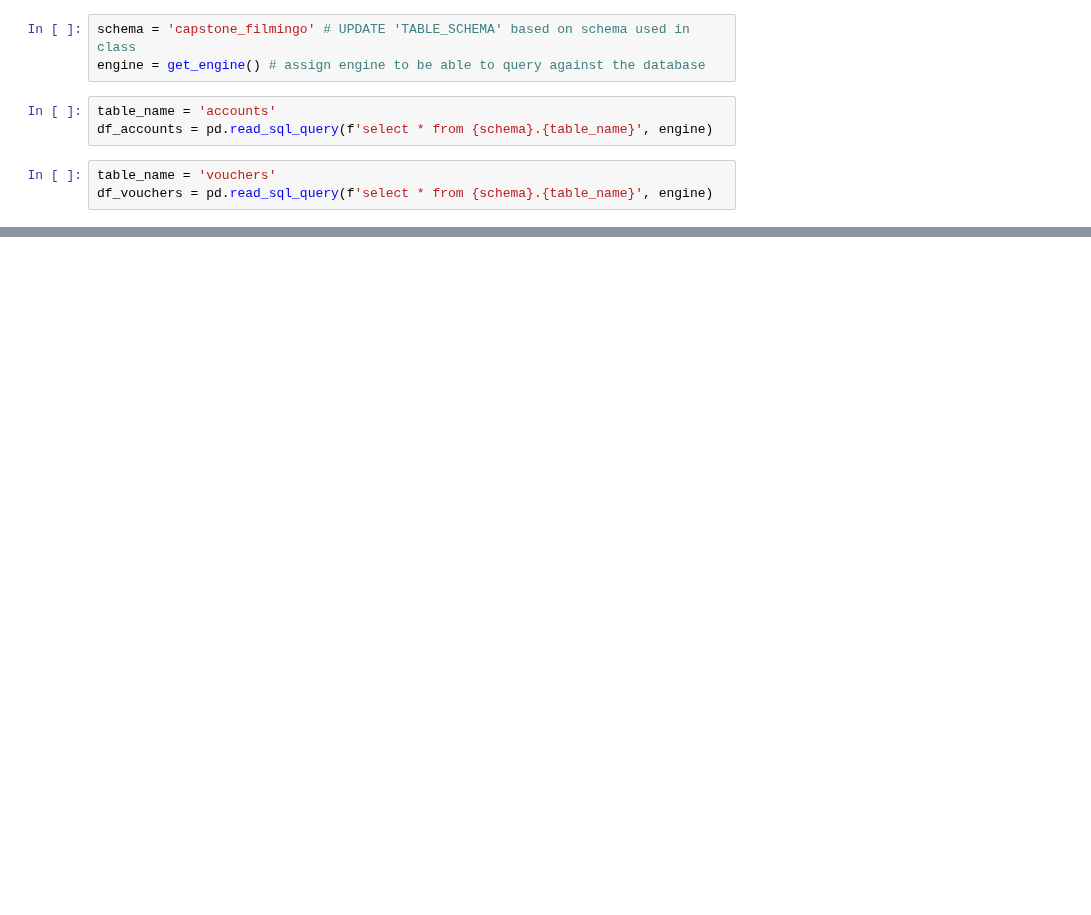
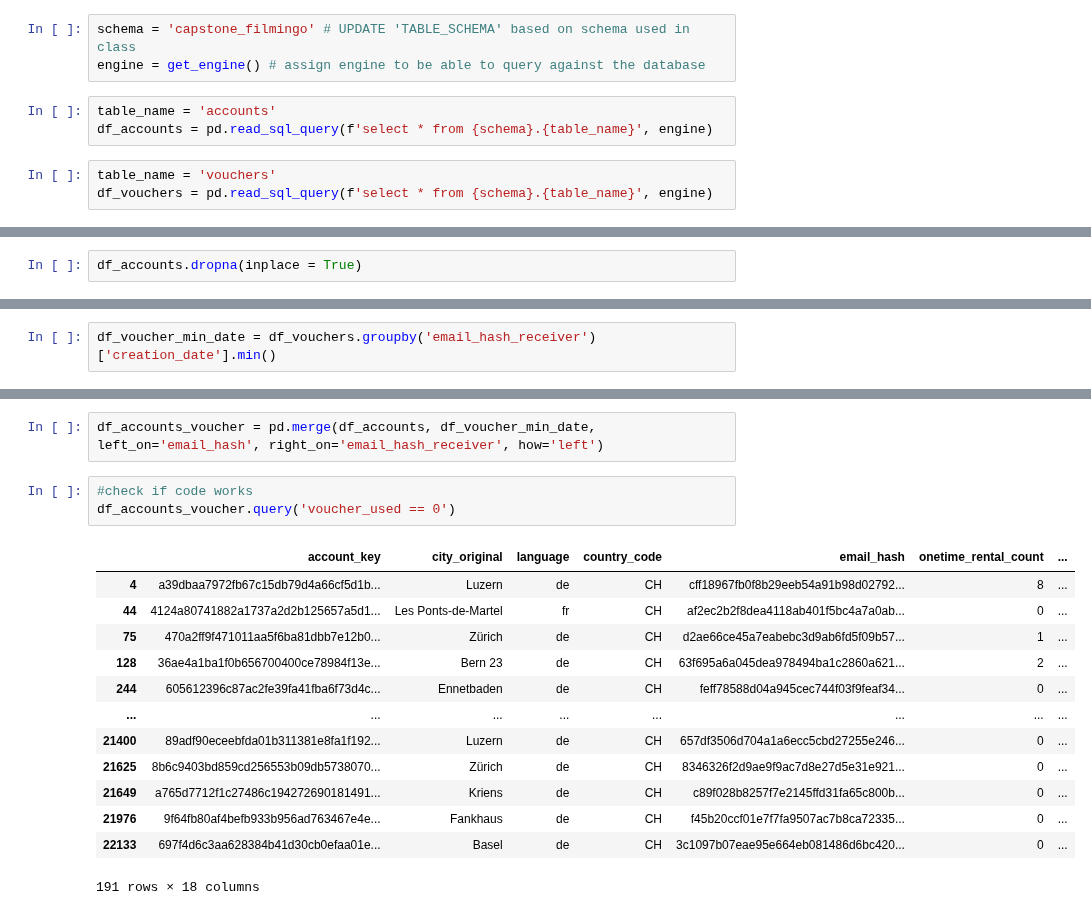
Before and after one commit to elisicke/Data-Analyst-Capstone-Project, a Jupyter notebook: EDA_Liz.ipynb, the cells around one changed output, grey strips where cells are left out. Cells and saved outputs as stored; diff of their text form; blank space fills up the shorter version.

```diff
--- a/EDA_Liz.ipynb
+++ b/EDA_Liz.ipynb
@@ -56,0 +54,2 @@ Timestamp('2022-12-02 00:00:00')
+# %%
+df_accounts.dropna(inplace = True)
@@ -56,0 +280,2 @@ Timestamp('2022-12-02 00:00:00')
+# %%
+df_voucher_min_date = df_vouchers.groupby('email_hash_receiver')['creation_date'].min()
@@ -56,0 +292,19 @@ Timestamp('2022-12-02 00:00:00')
+# %%
+df_accounts_voucher = pd.merge(df_accounts, df_voucher_min_date, left_on='email_hash', right_on='email_hash_receiver', how='left')
+# %%
+#check if code works
+df_accounts_voucher.query('voucher_used == 0')
+# %% [output]
+|  | account_key | city_original | language | country_code | email_hash | onetime_rental_count | ... |
+| 4 | a39dbaa7972fb67c15db79d4a66cf5d1b... | Luzern | de | CH | cff18967fb0f8b29eeb54a91b98d02792... | 8 | ... |
+| 44 | 4124a80741882a1737a2d2b125657a5d1... | Les Ponts-de-Martel | fr | CH | af2ec2b2f8dea4118ab401f5bc4a7a0ab... | 0 | ... |
+| 75 | 470a2ff9f471011aa5f6ba81dbb7e12b0... | Zürich | de | CH | d2ae66ce45a7eabebc3d9ab6fd5f09b57... | 1 | ... |
+| 128 | 36ae4a1ba1f0b656700400ce78984f13e... | Bern 23 | de | CH | 63f695a6a045dea978494ba1c2860a621... | 2 | ... |
+| 244 | 605612396c87ac2fe39fa41fba6f73d4c... | Ennetbaden | de | CH | feff78588d04a945cec744f03f9feaf34... | 0 | ... |
+| ... | ... | ... | ... | ... | ... | ... | ... |
+| 21400 | 89adf90eceebfda01b311381e8fa1f192... | Luzern | de | CH | 657df3506d704a1a6ecc5cbd27255e246... | 0 | ... |
+| 21625 | 8b6c9403bd859cd256553b09db5738070... | Zürich | de | CH | 8346326f2d9ae9f9ac7d8e27d5e31e921... | 0 | ... |
+| 21649 | a765d7712f1c27486c194272690181491... | Kriens | de | CH | c89f028b8257f7e2145ffd31fa65c800b... | 0 | ... |
+| 21976 | 9f64fb80af4befb933b956ad763467e4e... | Fankhaus | de | CH | f45b20ccf01e7f7fa9507ac7b8ca72335... | 0 | ... |
+| 22133 | 697f4d6c3aa628384b41d30cb0efaa01e... | Basel | de | CH | 3c1097b07eae95e664eb081486d6bc420... | 0 | ... |
+191 rows × 18 columns
```
Also changed, not shown: parts of 89 cells of this notebook.
